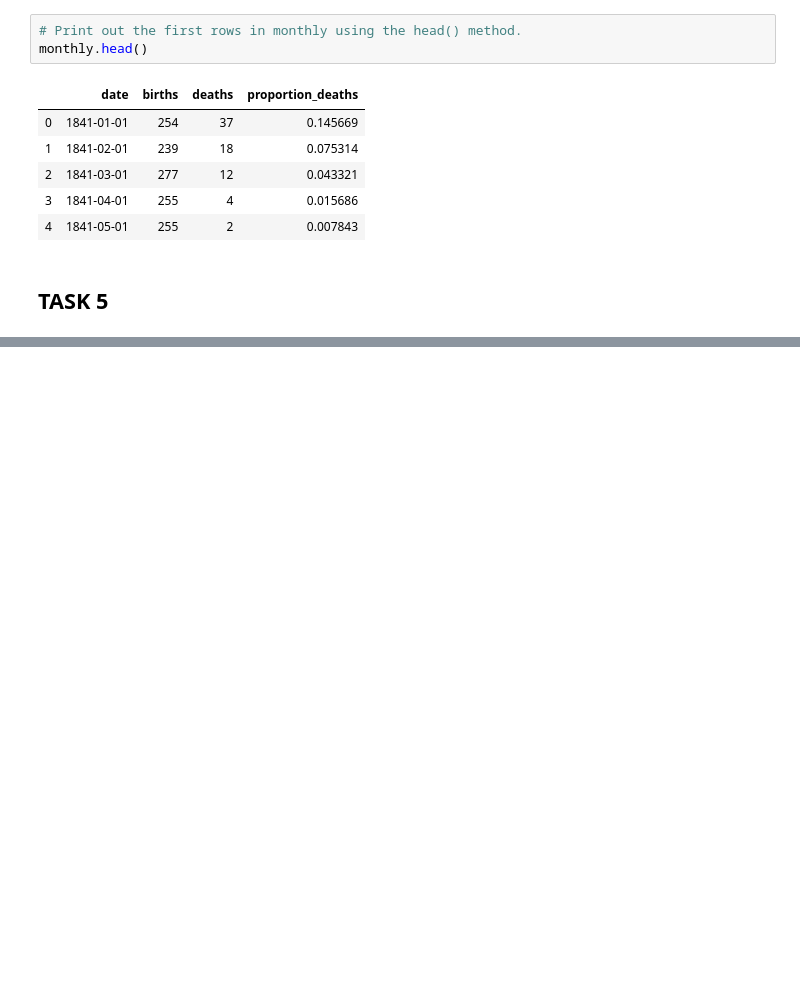
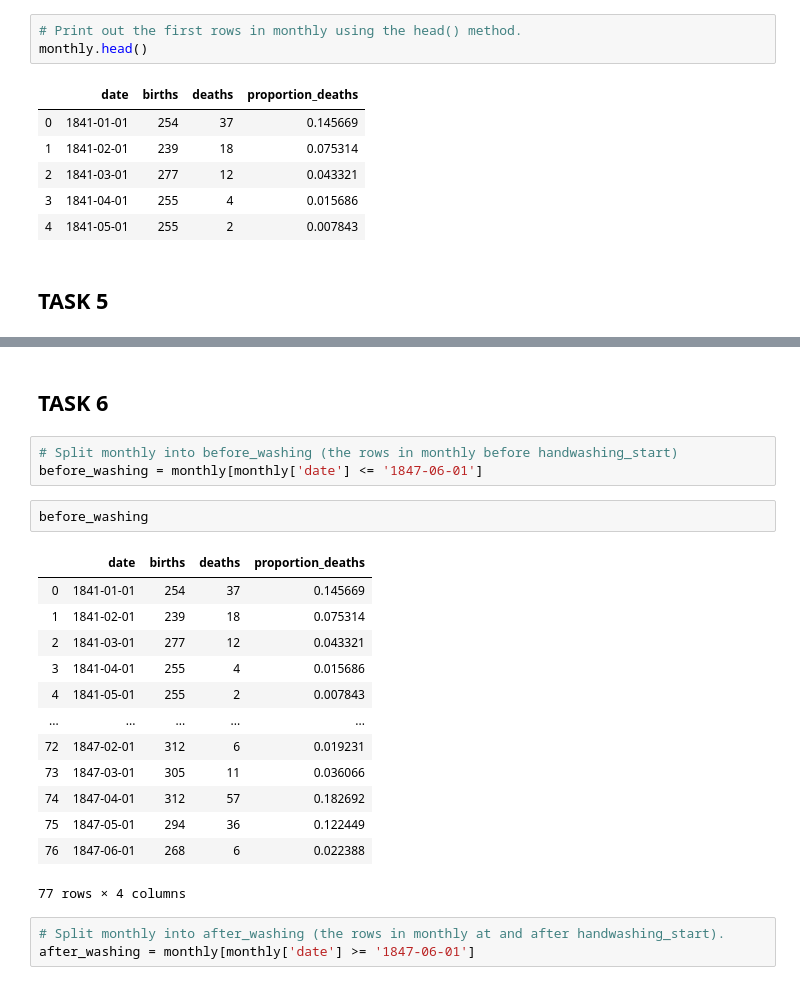
Before and after one commit to divyanshisharma/Technocolabs-Data-Science-Internship-Program, a Jupyter notebook: Mini Project 1/Mini Project 1.ipynb, the cells around one changed output, grey strips where cells are left out. Saved outputs shown, nothing was run; the diff lists cells and outputs as text; blank space fills up the shorter version.

```diff
--- a/Mini Project 1/Mini Project 1.ipynb
+++ b/Mini Project 1/Mini Project 1.ipynb
@@ -100,3 +100,27 @@ ax.set_ylabel("Proportion deaths")
 # %% [output]
 Text(0, 0.5, 'Proportion deaths')
 [figure]
+# %% [markdown]
+## TASK 6
+# %%
+# Split monthly into before_washing (the rows in monthly before handwashing_start)
+before_washing = monthly[monthly['date'] <= '1847-06-01']
+# %%
+before_washing
+# %% [output]
+|  | date | births | deaths | proportion_deaths |
+| 0 | 1841-01-01 | 254 | 37 | 0.145669 |
+| 1 | 1841-02-01 | 239 | 18 | 0.075314 |
+| 2 | 1841-03-01 | 277 | 12 | 0.043321 |
+| 3 | 1841-04-01 | 255 | 4 | 0.015686 |
+| 4 | 1841-05-01 | 255 | 2 | 0.007843 |
+| ... | ... | ... | ... | ... |
+| 72 | 1847-02-01 | 312 | 6 | 0.019231 |
+| 73 | 1847-03-01 | 305 | 11 | 0.036066 |
+| 74 | 1847-04-01 | 312 | 57 | 0.182692 |
+| 75 | 1847-05-01 | 294 | 36 | 0.122449 |
+| 76 | 1847-06-01 | 268 | 6 | 0.022388 |
+77 rows × 4 columns
+# %%
+# Split monthly into after_washing (the rows in monthly at and after handwashing_start).
+after_washing = monthly[monthly['date'] >= '1847-06-01']
```
Also changed, not shown: parts of 20 cells of this notebook.
